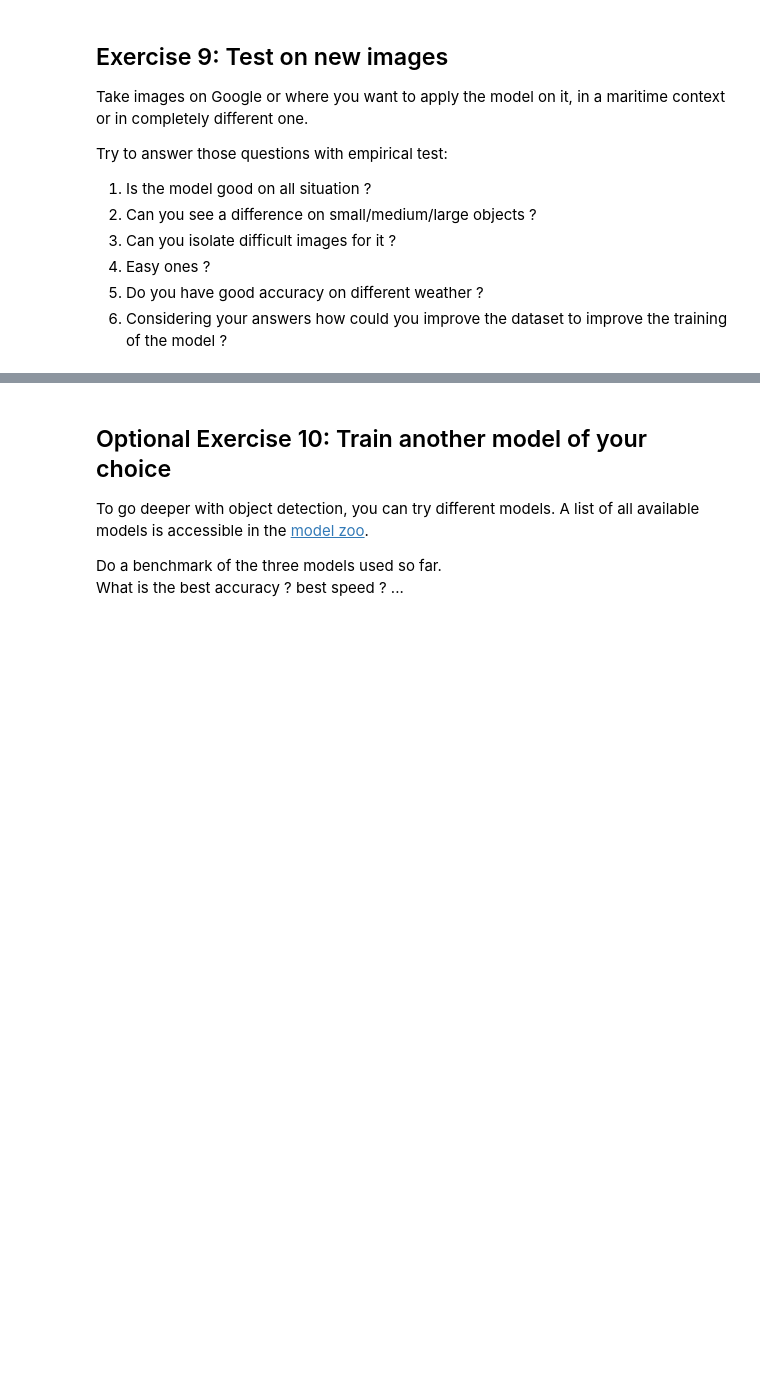
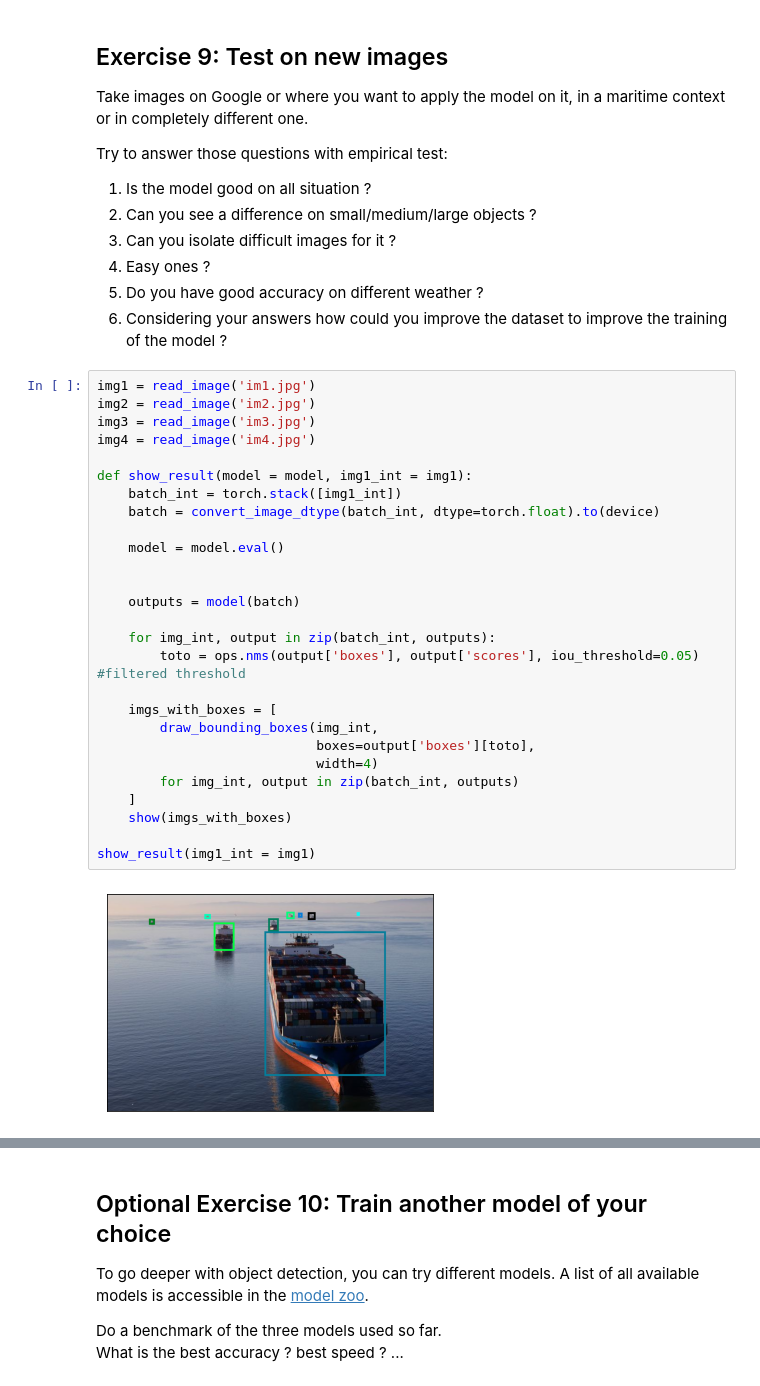
Before and after one commit to AyonRRahman/Deep_learning, a Jupyter notebook: TP_Object_Detectionv3.ipynb, the cells around one changed output, grey strips where cells are left out. Saved outputs shown, nothing was run; the diff lists cells and outputs as text; blank space fills up the shorter version.

```diff
--- a/TP_Object_Detectionv3.ipynb
+++ b/TP_Object_Detectionv3.ipynb
@@ -1253,3 +1103,32 @@ Try to answer those questions with empirical test:
 4. Easy ones ?
 5. Do you have good accuracy on different weather ?
 6. Considering your answers how could you improve the dataset to improve the training of the model ?
+# %%
+img1 = read_image('im1.jpg')
+img2 = read_image('im2.jpg')
+img3 = read_image('im3.jpg')
+img4 = read_image('im4.jpg')
+
+def show_result(model = model, img1_int = img1):
+    batch_int = torch.stack([img1_int])
+    batch = convert_image_dtype(batch_int, dtype=torch.float).to(device)
+
+    model = model.eval()
+
+
+    outputs = model(batch)
+
+    for img_int, output in zip(batch_int, outputs):
+        toto = ops.nms(output['boxes'], output['scores'], iou_threshold=0.05) #filtered threshold
+
+    imgs_with_boxes = [
+        draw_bounding_boxes(img_int,
+                            boxes=output['boxes'][toto],
+                            width=4)
+        for img_int, output in zip(batch_int, outputs)
+    ]
+    show(imgs_with_boxes)
+
+show_result(img1_int = img1)
+# %% [output]
+[figure, added]
```
Also changed, not shown: parts of 15 cells of this notebook.
